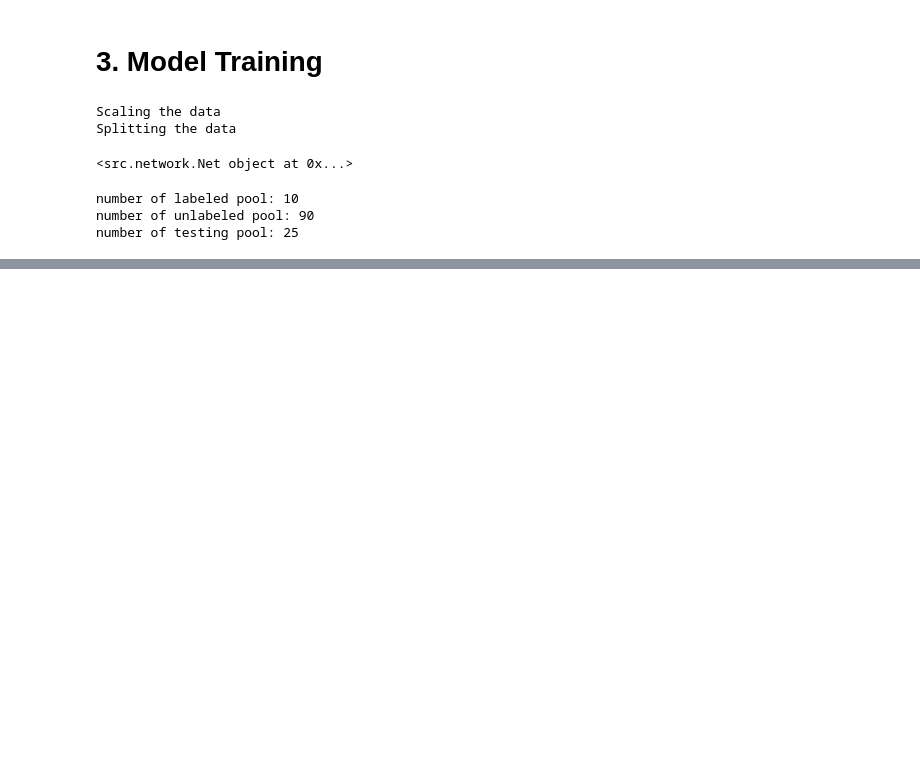
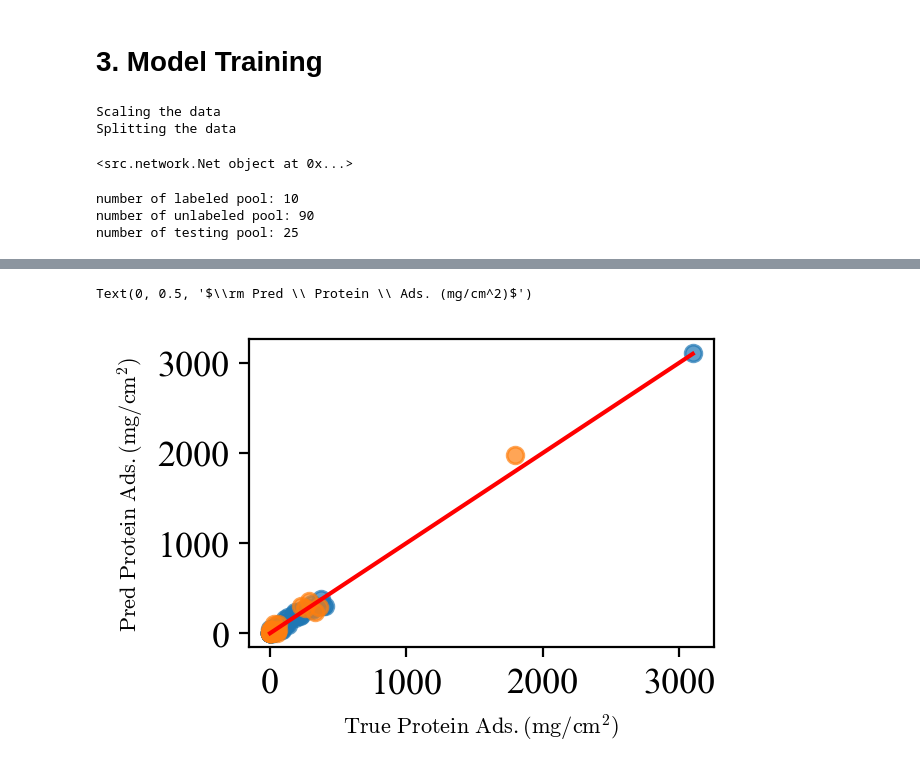
Before and after one commit to EnthusiasticTeslim/ActiveLearner, a Jupyter notebook: notebooks/Polymer.ipynb, the cells around one changed output, grey strips where cells are left out. Drawn from its saved outputs; the diff is of its cells as text; code cells hidden in the pictures; blank space fills up the shorter version.

```diff
--- a/notebooks/Polymer.ipynb
+++ b/notebooks/Polymer.ipynb
@@ -131,26 +163,29 @@ strategy.train()
 # %%
-
 print("Round 0")
-n_round = 100
-n_query = 10
+n_round = 10
+n_query = 8
 strategy.train()
-preds = strategy.predict(dataset.get_test_data())
+preds_train = strategy.predict(dataset.get_train_data()[1])
+preds_test = strategy.predict(dataset.get_test_data())
 #print(f"Round 0 testing accuracy: {dataset.cal_test_acc(preds)}")
-print(f'Round 0 testing R2: {r2_score(unraveled(preds[1]), unraveled(preds[0]))}')
+print(f'Round 0 accuracy --> Train: {r2_score(unraveled(preds_train[1]), unraveled(preds_train[0]))} Test: {r2_score(unraveled(preds_test[1]), unraveled(preds_test[0]))}')
 
 for rd in range(1, n_round+1):
     print(f"Round {rd}")
 
-    # query
+    # get index for new query
     query_idxs = strategy.query(n_query)
-    print(f"Queried indexes: {query_idxs}")
-
+    #print(f"Queried indexes: {query_idxs}")
     # update labels
     strategy.update(query_idxs)
     strategy.train()
-
     # calculate accuracy
-    preds = strategy.predict(dataset.get_test_data())
-    print(f"Round {rd} testing accuracy: {dataset.cal_test_acc(np.concatenate(preds[0]).ravel())}")
+    preds_train = strategy.predict(dataset.get_train_data()[1])
+    preds_test = strategy.predict(dataset.get_test_data())
+    # print accuracy
+    print(f'accuracy --> Train: {acc(preds_train):.3f} Test: {acc(preds_test):.3f}')
+    print(f'rmse --> Train: {rmse(preds_train):.3f} Test: {rmse(preds_test):.3f}')
+    print(f'mae --> Train: {mae(preds_train):.3f} Test: {mae(preds_test):.3f}')
+    print(f'evs --> Train: {evs(preds_train):.3f} Test: {evs(preds_test):.3f}')
 # %% [output]
 Round 0
@@ -186,0 +243,12 @@ ValueError: 'a' cannot be empty unless no samples are taken
+# %%
+# show model crossplot
+plt.figure(figsize=(3, 2), dpi=200)
+plt.scatter(unraveled(preds_train[1]), unraveled(preds_train[0]), label=r'$\rm train$', alpha=0.7)
+plt.scatter(unraveled(preds_test[1]), unraveled(preds_test[0]), label=r'$\rm test$', alpha=0.7)
+# plot 45 degree line, get max and min values
+plt.plot([min(data[target_col]), max(data[target_col])], [min(data[target_col]), max(data[target_col])], color='red')
+plt.xlabel(r'$\rm True \ Protein \ Ads. (mg/cm^2)$', fontsize=8)
+plt.ylabel(r'$\rm Pred \ Protein \ Ads. (mg/cm^2)$', fontsize=8)
+# %% [output]
+Text(0, 0.5, '$\\rm Pred \\ Protein \\ Ads. (mg/cm^2)$')
+[figure, added]
```
Also changed, not shown: parts of 13 cells of this notebook, 6 other files.
